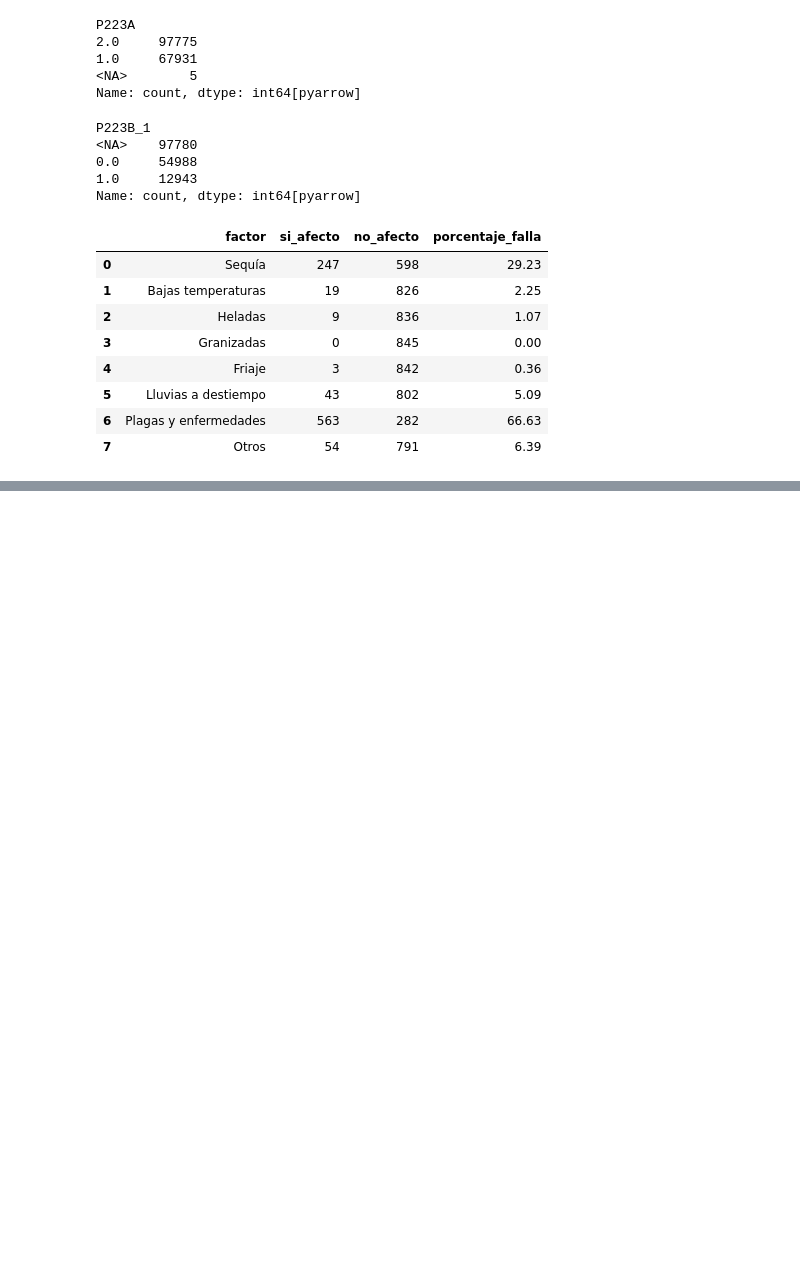
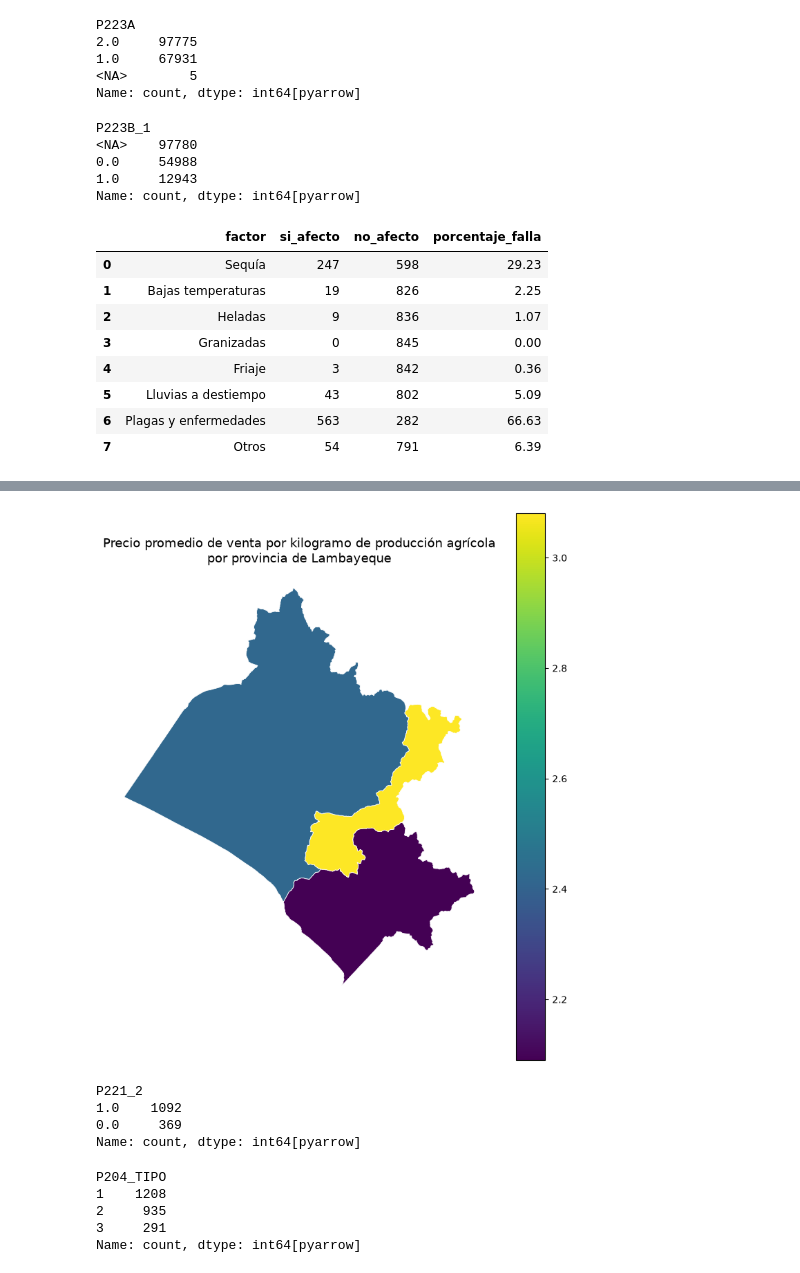
Before and after one commit to matiasrg/Proyecto-PCDA, a Jupyter notebook: scripts/02_CAP200AB.ipynb, the cells around one changed output, grey strips where cells are left out. Drawn from its saved outputs; the diff is of its cells as text; code cells hidden in the pictures; blank space fills up the shorter version.

```diff
--- a/scripts/02_CAP200AB.ipynb
+++ b/scripts/02_CAP200AB.ipynb
@@ -288,0 +359,8 @@ tabla_lam
+# %%
+lam_merge_pp = provinvias_lam.merge(
+    resumen_lam_pp,
+    left_on= "NOMBPROV",
+    right_on = "NOMBREPV",
+    how="left"
+).copy()
+lam_merge_pp
@@ -288,0 +372,32 @@ tabla_lam
+# %%
+fix, ax = plt.subplots(figsize = (9,11))
+
+lam_merge_pp.plot(
+    column="promedio",
+    cmap= "viridis",
+    legend= True,
+    edgecolor= "white",
+    linewidth= 0.6,
+    ax = ax
+)
+
+ax.set_title( "Precio promedio de venta por kilogramo de producción agrícola\n""por provincia de Lambayeque", fontsize=13)
+ax.set_axis_off()
+plt.show()
+# %% [output]
+[figure, added]
+# %%
+df_lambayeque["P221_2"].value_counts()
+# %% [output]
+P221_2
+1.0    1092
+0.0     369
+Name: count, dtype: int64[pyarrow]
+# %%
+df_lambayeque["P204_TIPO"].value_counts()
+# %% [output]
+P204_TIPO
+1    1208
+2     935
+3     291
+Name: count, dtype: int64[pyarrow]
```
Also changed, not shown: parts of 12 cells of this notebook.
